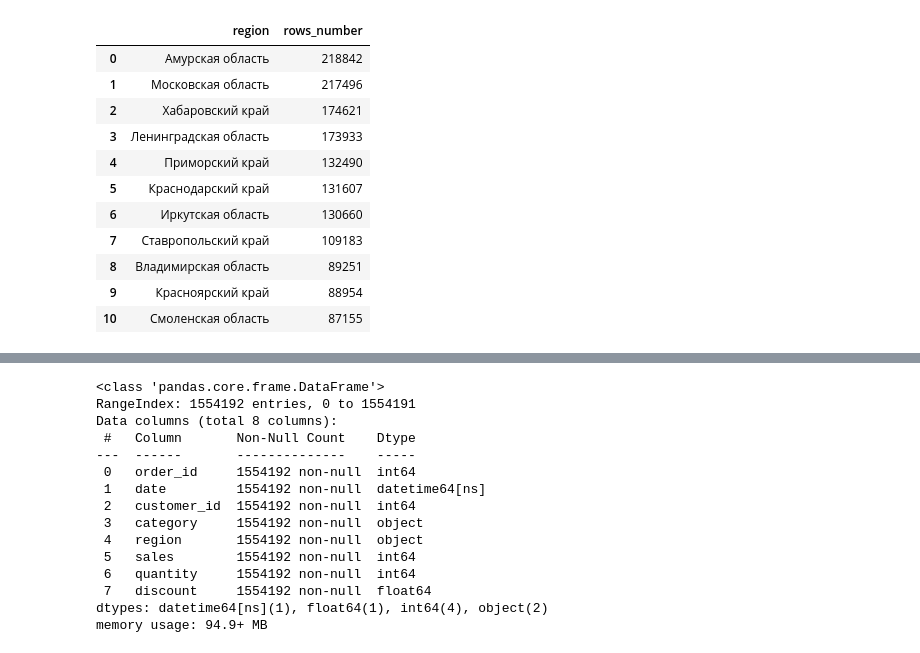
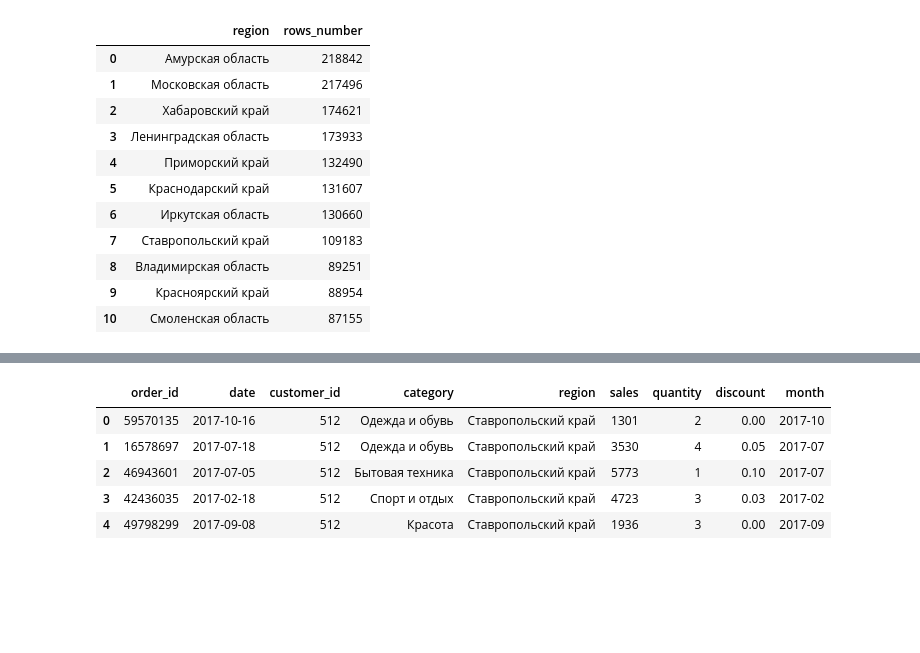
Before and after one commit to julia0205ro/Python-basics, a Jupyter notebook: hw_3.ipynb, the cells around one changed output, grey strips where cells are left out. Cells and saved outputs as stored; diff of their text form; code cells hidden in the pictures; blank space fills up the shorter version.

```diff
--- a/hw_3.ipynb
+++ b/hw_3.ipynb
@@ -65,19 +65,13 @@ data['date'] = pd.to_datetime(data['date'])
-# %%
-data.info()
-# %% [output]
-<class 'pandas.core.frame.DataFrame'>
-RangeIndex: 1554192 entries, 0 to 1554191
-Data columns (total 8 columns):
- #   Column       Non-Null Count    Dtype
----  ------       --------------    -----
- 0   order_id     1554192 non-null  int64
- 1   date         1554192 non-null  datetime64[ns]
- 2   customer_id  1554192 non-null  int64
- 3   category     1554192 non-null  object
- 4   region       1554192 non-null  object
- 5   sales        1554192 non-null  int64
- 6   quantity     1554192 non-null  int64
- 7   discount     1554192 non-null  float64
-dtypes: datetime64[ns](1), float64(1), int64(4), object(2)
-memory usage: 94.9+ MB
+# %%
+#drop days from column month
+
+data['month'] = data['date'].str.slice(start=0, stop=7)
+data.head()
+# %% [output]
+|  | order_id | date | customer_id | category | region | sales | quantity | discount | month |
+| 0 | 59570135 | 2017-10-16 | 512 | Одежда и обувь | Ставропольский край | 1301 | 2 | 0.00 | 2017-10 |
+| 1 | 16578697 | 2017-07-18 | 512 | Одежда и обувь | Ставропольский край | 3530 | 4 | 0.05 | 2017-07 |
+| 2 | 46943601 | 2017-07-05 | 512 | Бытовая техника | Ставропольский край | 5773 | 1 | 0.10 | 2017-07 |
+| 3 | 42436035 | 2017-02-18 | 512 | Спорт и отдых | Ставропольский край | 4723 | 3 | 0.03 | 2017-02 |
+| 4 | 49798299 | 2017-09-08 | 512 | Красота | Ставропольский край | 1936 | 3 | 0.00 | 2017-09 |
 # %%
```
Also changed, not shown: parts of 10 cells of this notebook.
